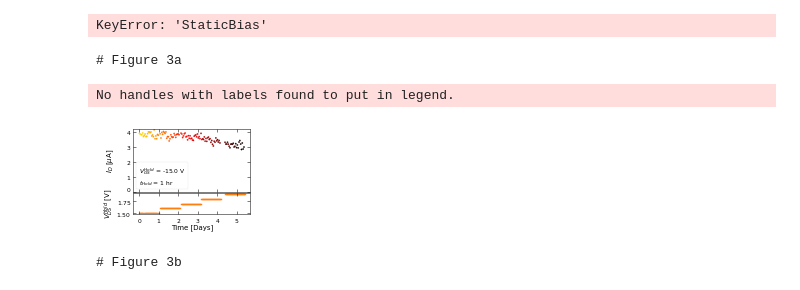
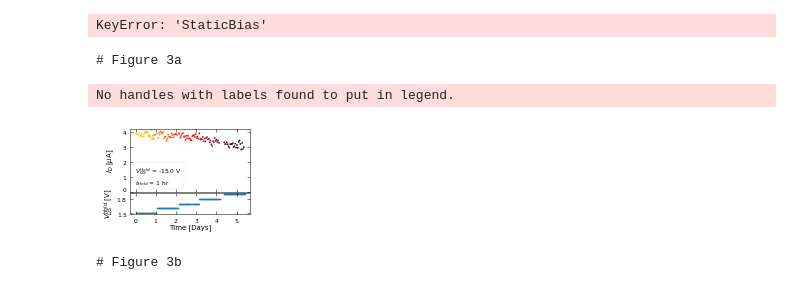
Before and after one commit to stevennoyce/CNT_IV, a Jupyter notebook: b2912a/notebooks/Bias Stress Figures 1.ipynb, the cells around one changed output. Cells and saved outputs as stored; diff of their text form; code cells hidden in the pictures.

```diff
--- a/b2912a/notebooks/Bias Stress Figures 1.ipynb
+++ b/b2912a/notebooks/Bias Stress Figures 1.ipynb
@@ -101,35 +101,37 @@ for gateSweep, staticBias in zip(gateSweeps, staticBiass):
 #     Id = np.array(staticBias['Results']['id_data'])
     onCurrents.append(gateSweep['Results']['onCurrent'])
     ax2.set_prop_cycle(None)
-    ax2.plot([])
+#     ax2.plot([])
     ax2.plot((timestamps - times[0]), np.ones(len(timestamps))*staticBias['StaticBias']['drainVoltageSetPoint'])
 
 
 colors = dpu.colorsFromMap('hot', 0.7, 0, len(times))['colors']
 
 times = np.array(times)
 times = times - times[0]
 onCurrents = np.array(onCurrents)
 ax1.scatter(times, abs(onCurrents)*1e6, s=2, c=colors)
+
+plt.yticks([1.5,1.8])
 
 # [tick.set_verticalalignment('baseline') for tick in ax1.yaxis.get_majorticklabels()]
 ax1.yaxis.get_majorticklabels()[0].set_verticalalignment('baseline')
 legend_title = '$V_{{GS}}^{{Hold}}$ = {} V'.format(staticBiass[0]['StaticBias']['gateVoltageSetPoint'])
 legend_title += '\n$t_{{Hold}}$ = {} hr'.format(int(staticBiass[0]['StaticBias']['totalBiasTime']//3600))
 ax1.legend(title=legend_title, labelspacing=0)
 ax1.set_ylim(ymin=0)
 ax2.set_xlabel('Time [Days]')
 ax2.set_ylabel('$V_{{DS}}^{{Hold}}$ [V]')
 ax1.set_ylabel('$I_D$ [$\mu$A]')
 plt.tight_layout()
 fig.subplots_adjust(hspace=0.03)
 fig.align_labels()
 plt.savefig(saveFolder + '/Figure 3a - Custom OnCurrent.png', transparent=True, dpi=300)
 plt.show()
 # %% [output]
 # Figure 3a
 No handles with labels found to put in legend.
-[figure, old version]
+[figure, new version]
 # %%
 print('# Figure 3b')
 dpu.errorBarsOn = False
```
Also changed, not shown: parts of 1 cell of this notebook.
